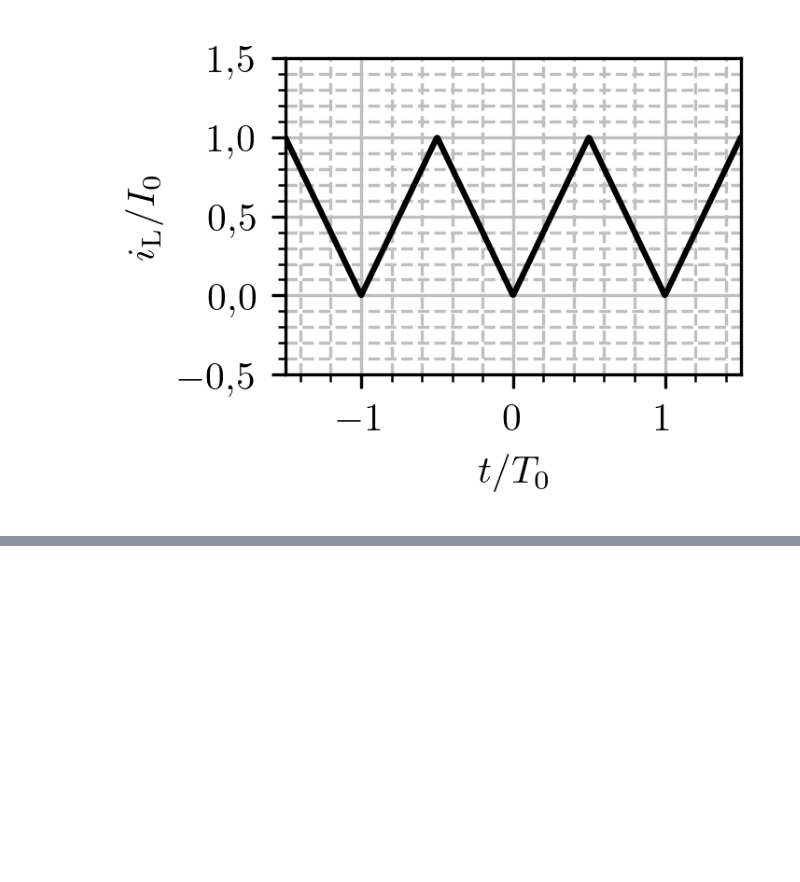
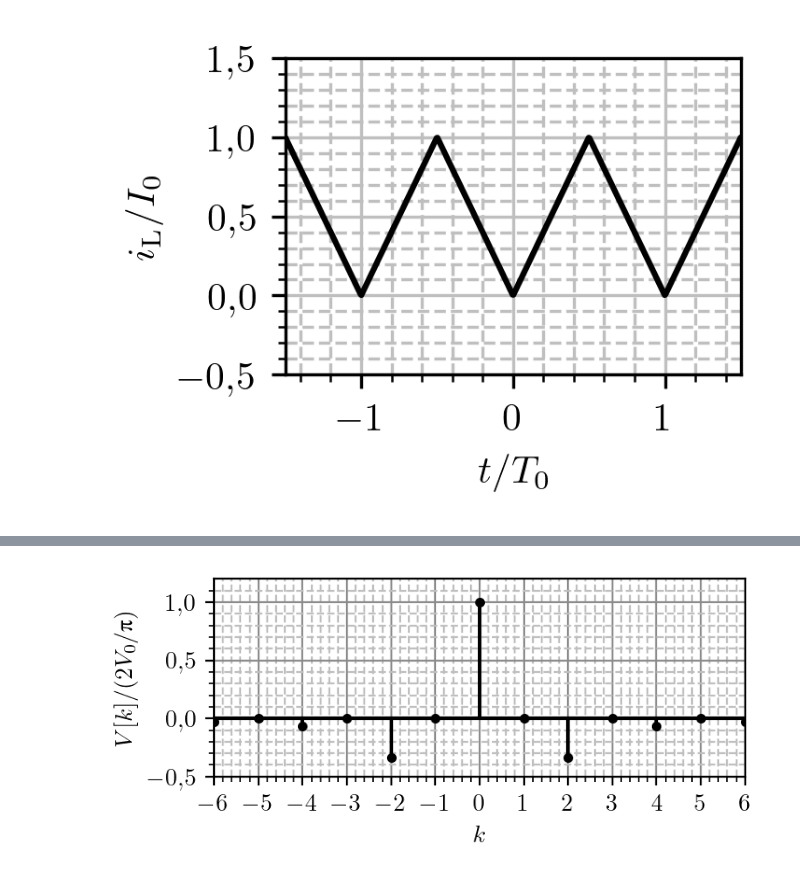
Before and after one commit to djokicd/zbirka-sis, a Jupyter notebook: 2_furijeovi_redovi/1_kontinualni/fig/ctfs_plotovi.ipynb, the cells around one changed output, grey strips where cells are left out. Cells and saved outputs as stored; diff of their text form; code cells hidden in the pictures; blank space fills up the shorter version.

```diff
--- a/2_furijeovi_redovi/1_kontinualni/fig/ctfs_plotovi.ipynb
+++ b/2_furijeovi_redovi/1_kontinualni/fig/ctfs_plotovi.ipynb
@@ -471,0 +501,32 @@ savefig("I0tri.pdf", bbox_inches="tight")
+# %%
+figure( figsize=(1.4*1.4*2, 1.5*1), dpi=200 )
+#figure()
+plot()
+xlim([-6,6])
+ylim([-0.5,1.2])
+
+n_vec = np.arange(-10, 10)
+
+def V(k):
+    if k%2 == 0:
+        return -1/(k**2 - 1)
+    return 0
+
+V_vec = [ V(n) for n in n_vec ]
+stem(n_vec, V_vec, basefmt="k", markerfmt="k.", linefmt = 'k')
+
+#title(u"(б)")
+
+
+xlabel(r"$k$" )
+ylabel(r"$V[k]/(2V_0/\uppi)$")
+#legend(["$x$", "$x'$"])
+
+minorticks_on()
+grid(b=True, which='major', color='0.55', linestyle='-')
+grid(b=True, which='minor', color='0.75', linestyle='--')
+xticks(np.arange(-6,7))
+
+savefig("abs_sin_Vk.pdf", bbox_inches="tight", pad_inches=0)
+# %% [output]
+[figure, added]
```
Also changed, not shown: parts of 1 cell of this notebook, 7 other files.
